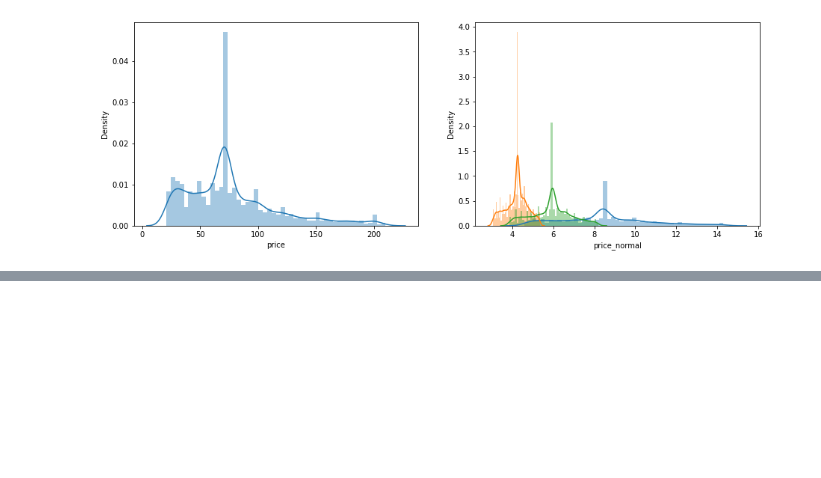
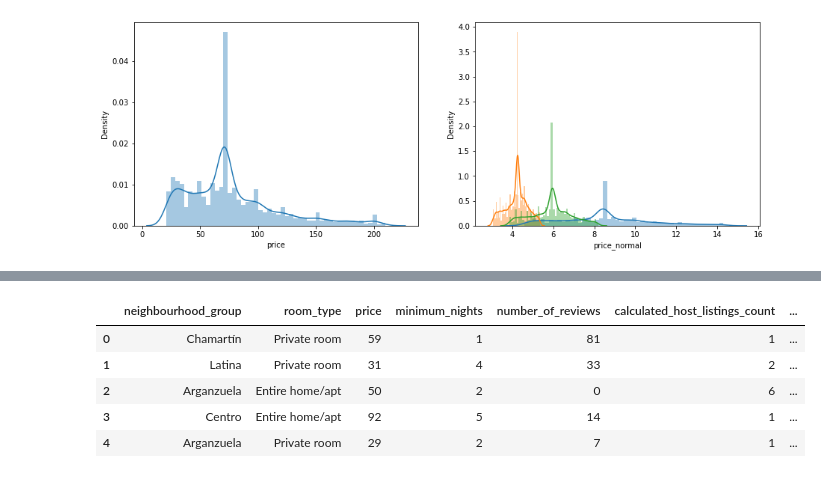
Before and after one commit to Adalab/Adalab-DA-promo-A-module-3-pairprog-3-pair-4-Alicia-Lidia, a Jupyter notebook: Test Estadísticos/test estadisticos 3/Pair estadisticos 3.ipynb, the cells around one changed output, grey strips where cells are left out. Saved outputs shown, nothing was run; the diff lists cells and outputs as text; code cells hidden in the pictures; blank space fills up the shorter version.

```diff
--- a/Test Estadísticos/test estadisticos 3/Pair estadisticos 3.ipynb
+++ b/Test Estadísticos/test estadisticos 3/Pair estadisticos 3.ipynb
@@ -181,0 +244,9 @@ Chequead la independencia entre las siguientes columnas: neighbourhood_group y r
+# %%
+df_boxcox.head()
+# %% [output]
+|  | neighbourhood_group | room_type | price | minimum_nights | number_of_reviews | calculated_host_listings_count | ... |
+| 0 | Chamartín | Private room | 59 | 1 | 81 | 1 | ... |
+| 1 | Latina | Private room | 31 | 4 | 33 | 2 | ... |
+| 2 | Arganzuela | Entire home/apt | 50 | 2 | 0 | 6 | ... |
+| 3 | Centro | Entire home/apt | 92 | 5 | 14 | 1 | ... |
+| 4 | Arganzuela | Private room | 29 | 2 | 7 | 1 | ... |
```
Also changed, not shown: parts of 22 cells of this notebook.
